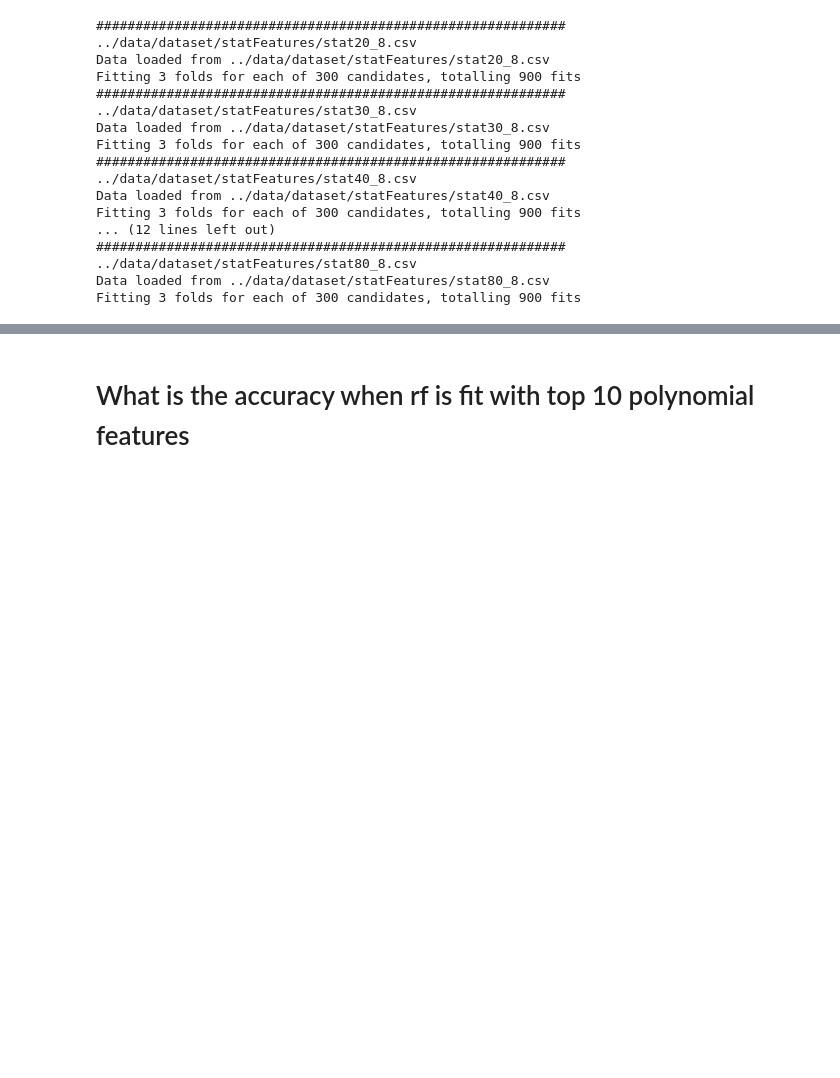
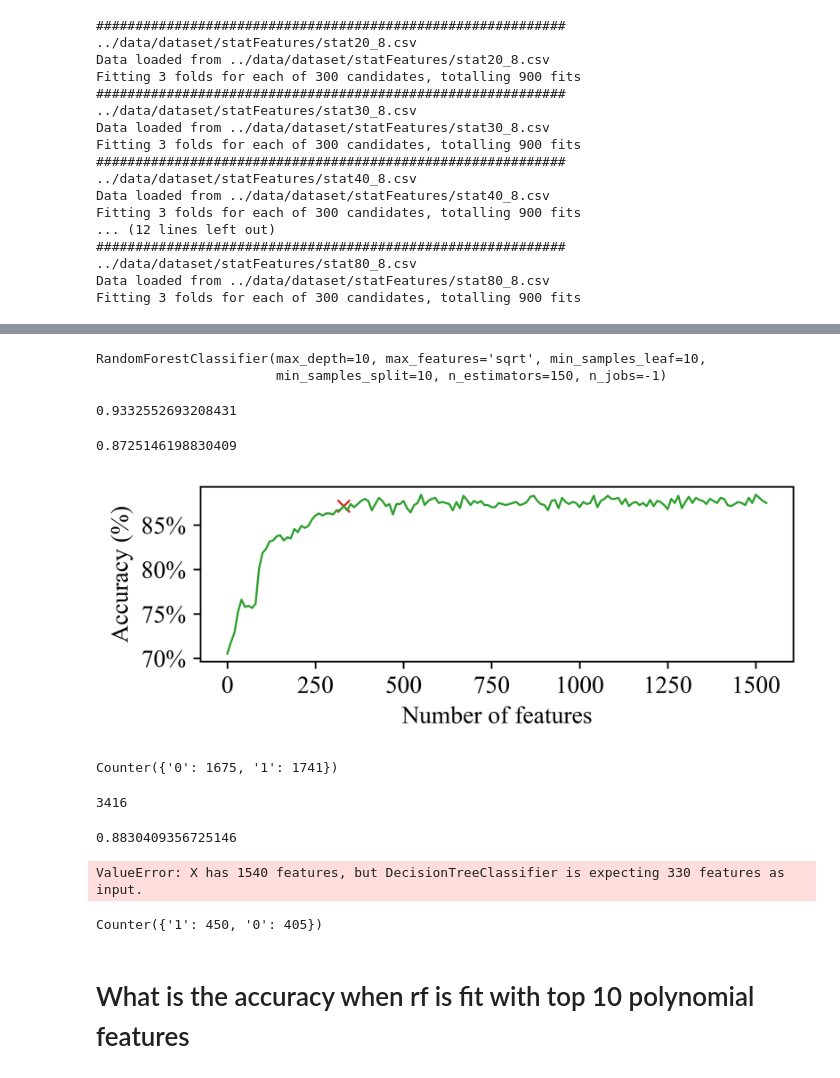
Before and after one commit to rdverse/faceTouch, a Jupyter notebook: MachineLearning/rfpoly.ipynb, the cells around one changed output, grey strips where cells are left out. Saved outputs shown, nothing was run; the diff lists cells and outputs as text; code cells hidden in the pictures; blank space fills up the shorter version.

```diff
--- a/MachineLearning/rfpoly.ipynb
+++ b/MachineLearning/rfpoly.ipynb
@@ -103,7 +101,7 @@ a,b,c,d,e = get_train_test_data(csvCode="20_8", type=[["ag"],["rn"]])
 ../data/dataset/statFeatures/stat20_8.csv
 Data loaded from ../data/dataset/statFeatures/stat20_8.csv
 # %%
-colNames, X_Train, X_Test, y_Train,y_Test = get_train_test_data(csvCode="80_8", type = [["ag"],["nr"]])
+colNames, Xb_Train, X_Test, y_Train,y_Test = get_train_test_data(csvCode="80_8", type = [["ag"],["nr"]])
 # %% [output]
 ############################################################
 ../data/dataset/statFeatures/stat80_8.csv
@@ -165,0 +379,5 @@ testAccuracies
+# %%
+from sklearn.base import clone
+rBP= clone(rfBestPoly)
+# %%
+rBP.set_params(max_depth=10)
@@ -165,0 +399,68 @@ testAccuracies
+# %%
+import tqdm
+scores = list()
+featuresInFocus = list()
+cols = get_labels()
+
+impDataSelect = np.array(list(zip(rfBestPoly.feature_importances_,
+                        poly.get_feature_names(cols))))
+
+impDfSelect = pd.DataFrame(impDataSelect, columns = ["val","feat"]).sort_values(by="val", ascending=False)
+
+impDfSelect10 = impDfSelect.sort_values(by="val", ascending=False)[:10]
+totalSpace = list(np.array(impDfSelect.index[:1540]).reshape(154,10))
+#totalSpace.append(impDfSelect.index[3410:3416])
+
+for selectItems in tqdm.tqdm(totalSpace):
+    featuresInFocus.extend(selectItems)
+    rBP.fit(X_TrainPoly[::,featuresInFocus],y_Trainl)
+    scores.append(accuracy_score(y_Testl, rBP.predict(X_TestPoly[::,featuresInFocus])))
+# %%
+first340 = list(impDfSelect.index[:340])
+rBP.fit(X_TrainPoly[::,first340],y_Trainl)
+# %% [output]
+RandomForestClassifier(max_depth=10, max_features='sqrt', min_samples_leaf=10,
+                       min_samples_split=10, n_estimators=150, n_jobs=-1)
+# %%
+rBP.score(X_TrainPoly[::,first340], y_Trainl)
+# %% [output]
+0.9332552693208431
+# %%
+rBP.score(X_TestPoly[::,first340], y_Testl)
+# %% [output]
+0.8725146198830409
+# %%
+plt = get_rcParams(plt)
+plt.figure(figsize=(5,2))
+ax = plt.subplot()
+ax.plot(np.linspace(0,1540,155)[:154],np.array(scores)*100, color = "tab:green")
+ax.scatter([330],np.array(scores[33])*100, color = "tab:red", marker="x")
+#ax.set_xticklabels(["0","250","500","750","1000","1250","1500"])
+ax.set_yticks([70,75,80,85])
+ax.set_yticklabels(["70%","75%","80%","85%"])
+ax.set_xlabel("Number of features")
+ax.set_ylabel("Accuracy (%)")
+plt.tight_layout()
+plt.savefig("featSelect.png")
+# %% [output]
+[figure, added]
+# %%
+Counter(y_Trainl)#+Counter(y_Testl)
+# %% [output]
+Counter({'0': 1675, '1': 1741})
+# %%
+1675+1741
+# %% [output]
+3416
+# %%
+rfBestPoly.score(X_TestPoly,y_Testl)
+# %% [output]
+0.8830409356725146
+# %%
+rBP.score(X_TestPoly[],y_Testl)
+# %% [output]
+ValueError: X has 1540 features, but DecisionTreeClassifier is expecting 330 features as input.
+# %%
+Counter(y_Testl)
+# %% [output]
+Counter({'1': 450, '0': 405})
```
Also changed, not shown: parts of 26 cells of this notebook, 7 other files.
